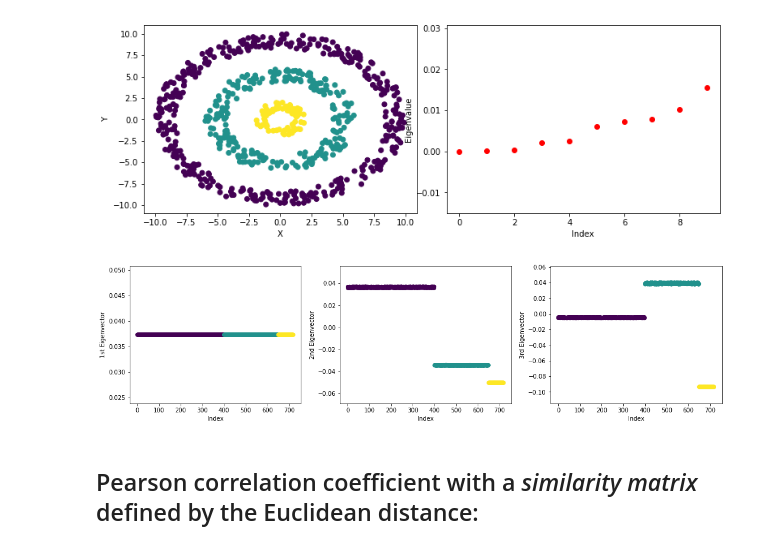
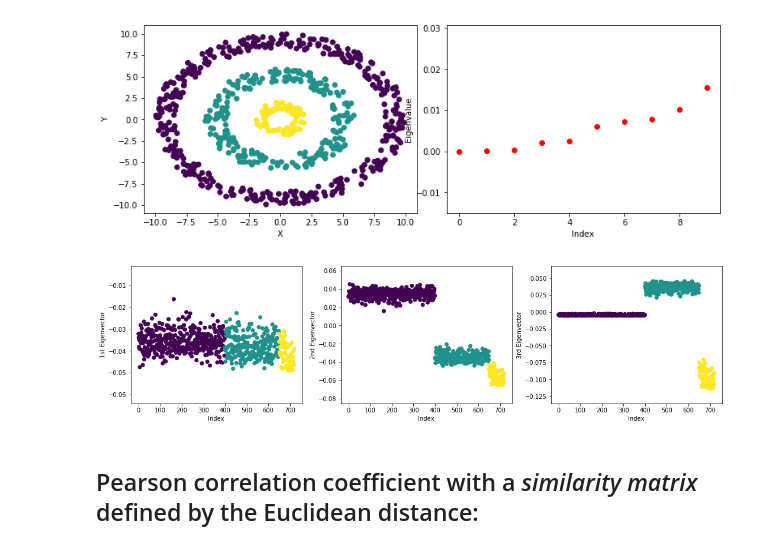
Before and after one commit to msarrias/spectral-clustering, a Jupyter notebook: playground.ipynb, the cells around one changed output. Saved outputs shown, nothing was run; the diff lists cells and outputs as text; code cells hidden in the pictures.

```diff
--- a/playground.ipynb
+++ b/playground.ipynb
@@ -330,21 +332,21 @@ plt.show()
 # %%
 # Generate data set:
-circle_data_points = f.generate_3circles_data_set(
-    Npts_list = [400, 250, 70],
-    rad_list = [10, 6, 2],
-    lower_boundry_list=[0.7, 0.5, 0.3], seed=1991)
+Npts_list = [400, 250, 70]
+rad_list = [10, 6, 2]
+lower_boundry_list=[0.7, 0.5, 0.3]
+circle_data_points = f.generate_3circles_data_set(Npts_list, rad_list,lower_boundry_list, seed=1991)
 # %%
 #Generate adjacency matrix:
 W_circles_dataset = f.adjacency_matrix(circle_data_points[:,0:2], sigma=1)
-#Generate the Normalized graph Laplacian matrix:
-L_unnormalized_circles_dataset = f.normalized_graph_Laplacian(W_circles_dataset, matrix = "rw")
+#Generate the Normalized symmetric graph Laplacian matrix:
+L_normalized_circles_dataset = f.normalized_graph_Laplacian(W_circles_dataset, matrix = "symmetric")
 
 #Compute eigenvalues/eigenvectors
-eigenvalues_circles_dataset, eigenvectors_circles_dataset = la.eig(L_unnormalized_circles_dataset)
+eigenvalues_circles_dataset, eigenvectors_circles_dataset = la.eig(L_normalized_circles_dataset)
 eigenvalues_circles_dataset = eigenvalues_circles_dataset.real
 
 #Create dictionary with sorting the eigenvalues
-rearrangedEvalsVecs_circles_dataset = sorted(
+dic_EvalsEvecs_circle_data = sorted(
     zip(eigenvalues_circles_dataset,eigenvectors_circles_dataset.T),key=lambda x: x[0])
 eigenvalues_circles_dataset.sort()
 # %% [markdown]
@@ -377,27 +379,27 @@ plt.show()
 # %%
 fig = plt.figure(figsize=(15, 4))
 
 plt.subplot(1, 3, 1)
 plt.tight_layout()
-plt.scatter([i for i in range(len(rearrangedEvalsVecs_circles_dataset))],
-            rearrangedEvalsVecs_circles_dataset[0][1],c=z)
+plt.scatter([i for i in range(len(dic_EvalsEvecs_circle_data))],
+            dic_EvalsEvecs_circle_data[0][1],c=z)
 plt.xlabel ('Index')
 plt.ylabel ('1st Eigenvector')
 
 plt.subplot(1, 3, 2)
 plt.tight_layout()
-plt.scatter([i for i in range(len(rearrangedEvalsVecs_circles_dataset))],
-            rearrangedEvalsVecs_circles_dataset[1][1],c=z)
+plt.scatter([i for i in range(len(dic_EvalsEvecs_circle_data))],
+            dic_EvalsEvecs_circle_data[1][1],c=z)
 plt.xlabel ('Index')
 plt.ylabel ('2nd Eigenvector')
 
 plt.subplot(1, 3, 3)
 plt.tight_layout()
-plt.scatter([i for i in range(len(rearrangedEvalsVecs_circles_dataset))],
-            rearrangedEvalsVecs_circles_dataset[2][1],c=z)
+plt.scatter([i for i in range(len(dic_EvalsEvecs_circle_data))],
+            dic_EvalsEvecs_circle_data[2][1],c=z)
 plt.xlabel ('Index')
 plt.ylabel ('3rd Eigenvector')
 
 plt.show()
 # %% [output]
-[figure, old version]
+[figure, new version]
```
Also changed, not shown: parts of 10 cells of this notebook, 1 other file.
